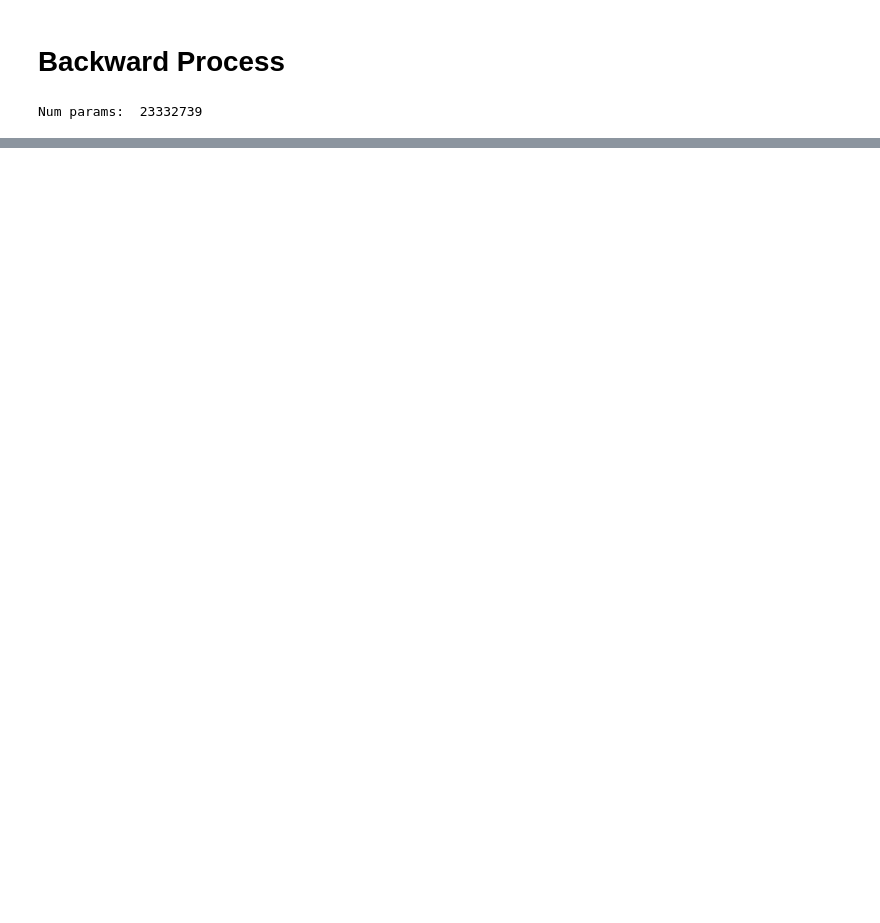
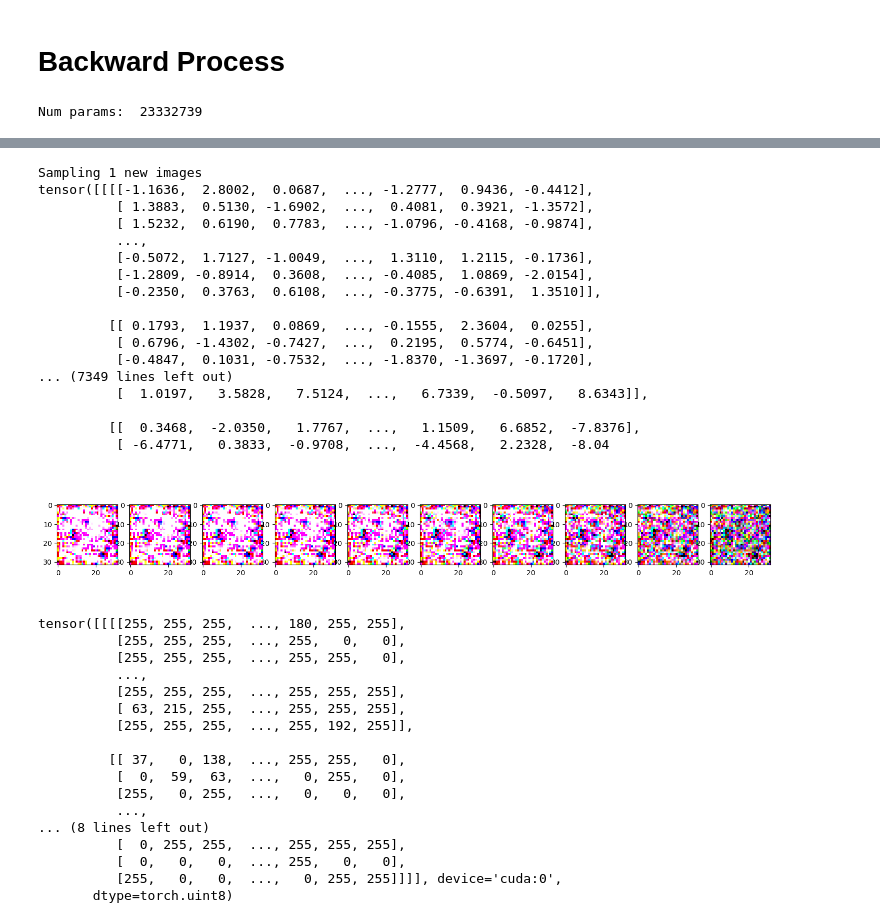
Before and after one commit to alfigueiras/ist-m4ml, a Jupyter notebook: model1.ipynb, the cells around one changed output, grey strips where cells are left out. Saved outputs shown, nothing was run; the diff lists cells and outputs as text; code cells hidden in the pictures; blank space fills up the shorter version.

Commit message:
Improved Model

```diff
--- a/model1.ipynb
+++ b/model1.ipynb
@@ -258,10 +291,10 @@ class SelfAttention(nn.Module):
         return attention_value.swapaxes(2, 1).view(-1, self.channels, size, size)
 
 class SimplifiedUNet(nn.Module):
-    def __init__(self, c_in=3, c_out=3, time_dim=256):
+    def __init__(self, c_in=3, c_out=3, time_emb_dim=256):
         super().__init__()
         self.device = torch.device("cuda:0" if torch.cuda.is_available() else "cpu")
-        self.time_dim = time_dim
+        self.time_emb_dim = time_emb_dim
         self.start_dconv = DoubleConv(c_in, 64)
         self.downsample1 = DownsampleBlock(64, 128)
         self.sattention1 = SelfAttention(128)
@@ -295,7 +328,7 @@ class SimplifiedUNet(nn.Module):
 
     def forward(self, x, t):
         t = t.unsqueeze(-1).type(torch.float)
-        t = self.pos_encoding(t, self.time_dim)[:x.size(0)]
+        t = self.pos_encoding(t, self.time_emb_dim)[:x.size(0)]
 
         # Encoder
         x1 = self.start_dconv(x)
@@ -422,5 +458,41 @@ train(500, dataloader_cars, qSample=False, name="DDPM1")
 # %%
 model=SimplifiedUNet()
-model.load_state_dict(torch.load(os.path.join("models", "DDPM1", f"checkpoint.pt")))
+model.load_state_dict(torch.load(os.path.join("models", "DDPM1", f"checkpoint1.pt")))
 model.to(DEVICE)
-sample(model,4)
+sample(model,1)
+# %% [output]
+Sampling 1 new images
+tensor([[[[-1.1636,  2.8002,  0.0687,  ..., -1.2777,  0.9436, -0.4412],
+          [ 1.3883,  0.5130, -1.6902,  ...,  0.4081,  0.3921, -1.3572],
+          [ 1.5232,  0.6190,  0.7783,  ..., -1.0796, -0.4168, -0.9874],
+          ...,
+          [-0.5072,  1.7127, -1.0049,  ...,  1.3110,  1.2115, -0.1736],
+          [-1.2809, -0.8914,  0.3608,  ..., -0.4085,  1.0869, -2.0154],
+          [-0.2350,  0.3763,  0.6108,  ..., -0.3775, -0.6391,  1.3510]],
+
+         [[ 0.1793,  1.1937,  0.0869,  ..., -0.1555,  2.3604,  0.0255],
+          [ 0.6796, -1.4302, -0.7427,  ...,  0.2195,  0.5774, -0.6451],
+          [-0.4847,  0.1031, -0.7532,  ..., -1.8370, -1.3697, -0.1720],
+... (7349 lines left out)
+          [  1.0197,   3.5828,   7.5124,  ...,   6.7339,  -0.5097,   8.6343]],
+
+         [[  0.3468,  -2.0350,   1.7767,  ...,   1.1509,   6.6852,  -7.8376],
+          [ -6.4771,   0.3833,  -0.9708,  ...,  -4.4568,   2.2328,  -8.04
+[figure, added]
+tensor([[[[255, 255, 255,  ..., 180, 255, 255],
+          [255, 255, 255,  ..., 255,   0,   0],
+          [255, 255, 255,  ..., 255, 255,   0],
+          ...,
+          [255, 255, 255,  ..., 255, 255, 255],
+          [ 63, 215, 255,  ..., 255, 255, 255],
+          [255, 255, 255,  ..., 255, 192, 255]],
+
+         [[ 37,   0, 138,  ..., 255, 255,   0],
+          [  0,  59,  63,  ...,   0, 255,   0],
+          [255,   0, 255,  ...,   0,   0,   0],
+          ...,
+... (8 lines left out)
+          [  0, 255, 255,  ..., 255, 255, 255],
+          [  0,   0,   0,  ..., 255,   0,   0],
+          [255,   0,   0,  ...,   0, 255, 255]]]], device='cuda:0',
+       dtype=torch.uint8)
```
Also changed, not shown: parts of 8 cells of this notebook, 1 other file.
